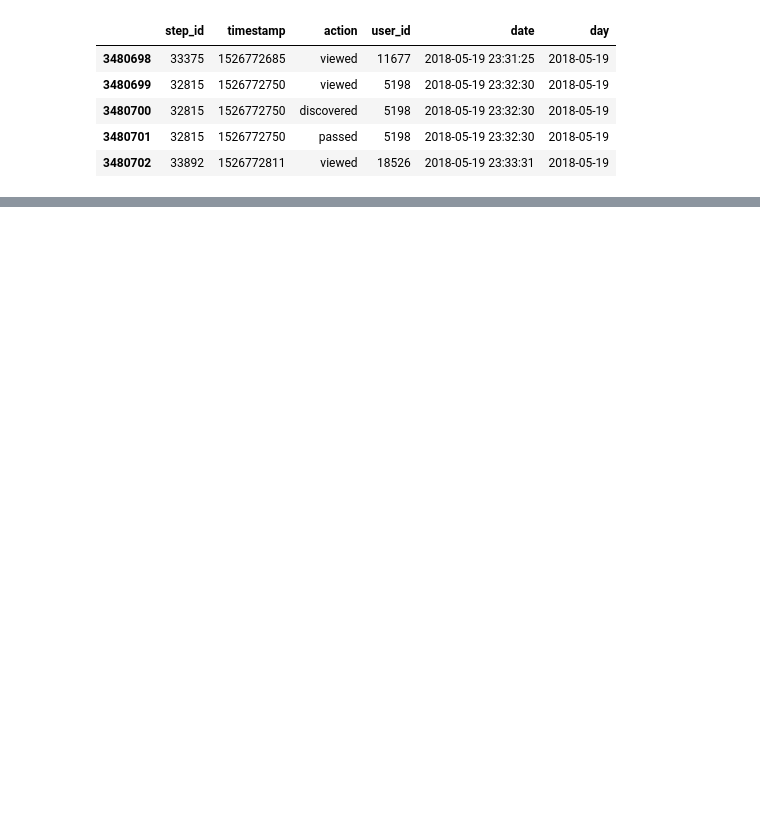
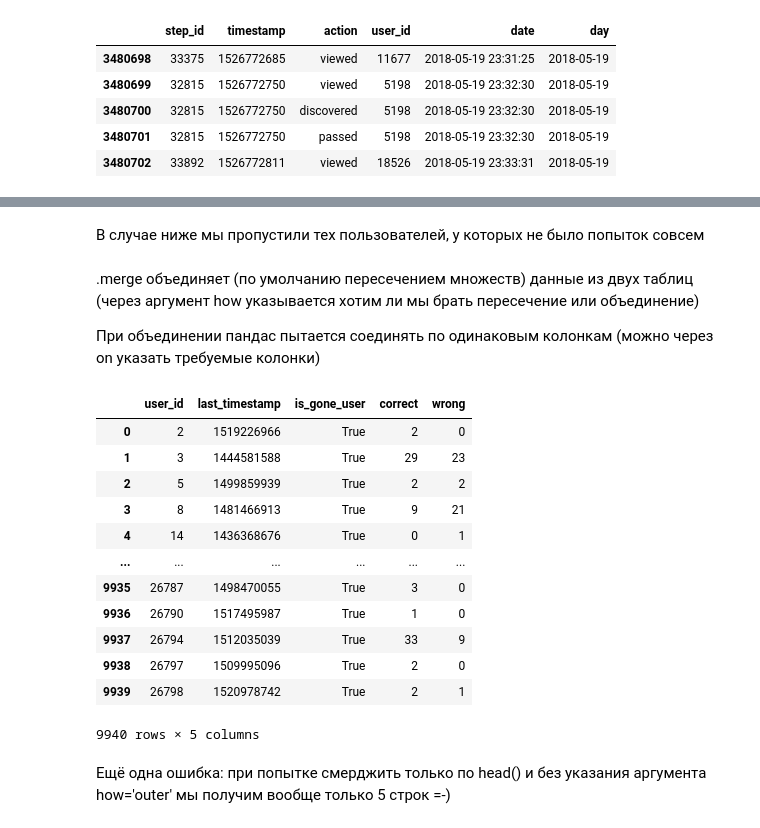
Before and after one commit to Accolyte42/Carpov_ML, a Jupyter notebook: Stepik ML consest.ipynb, the cells around one changed output, grey strips where cells are left out. Cells and saved outputs as stored; diff of their text form; code cells hidden in the pictures; blank space fills up the shorter version.

```diff
--- a/Stepik ML consest.ipynb
+++ b/Stepik ML consest.ipynb
@@ -438,0 +448,24 @@ users_data.merge()
+# %% [markdown]
+В случае ниже мы пропустили тех пользователей, у которых не было попыток совсем
+# %% [markdown]
+.merge объединяет (по умолчанию пересечением множеств) данные из двух таблиц (через аргумент how указывается хотим ли мы брать пересечение или объединение)
+
+При объединении пандас пытается соединять по одинаковым колонкам (можно через on указать требуемые колонки)
+# %%
+users_data.merge(user_scores)
+# %% [output]
+|  | user_id | last_timestamp | is_gone_user | correct | wrong |
+| 0 | 2 | 1519226966 | True | 2 | 0 |
+| 1 | 3 | 1444581588 | True | 29 | 23 |
+| 2 | 5 | 1499859939 | True | 2 | 2 |
+| 3 | 8 | 1481466913 | True | 9 | 21 |
+| 4 | 14 | 1436368676 | True | 0 | 1 |
+| ... | ... | ... | ... | ... | ... |
+| 9935 | 26787 | 1498470055 | True | 3 | 0 |
+| 9936 | 26790 | 1517495987 | True | 1 | 0 |
+| 9937 | 26794 | 1512035039 | True | 33 | 9 |
+| 9938 | 26797 | 1509995096 | True | 2 | 0 |
+| 9939 | 26798 | 1520978742 | True | 2 | 1 |
+9940 rows × 5 columns
+# %% [markdown]
+Ещё одна ошибка: при попытке смерджить только по head() и без указания аргумента how='outer' мы получим вообще только 5 строк =-)
```
Also changed, not shown: parts of 55 cells of this notebook, 3 other files.
